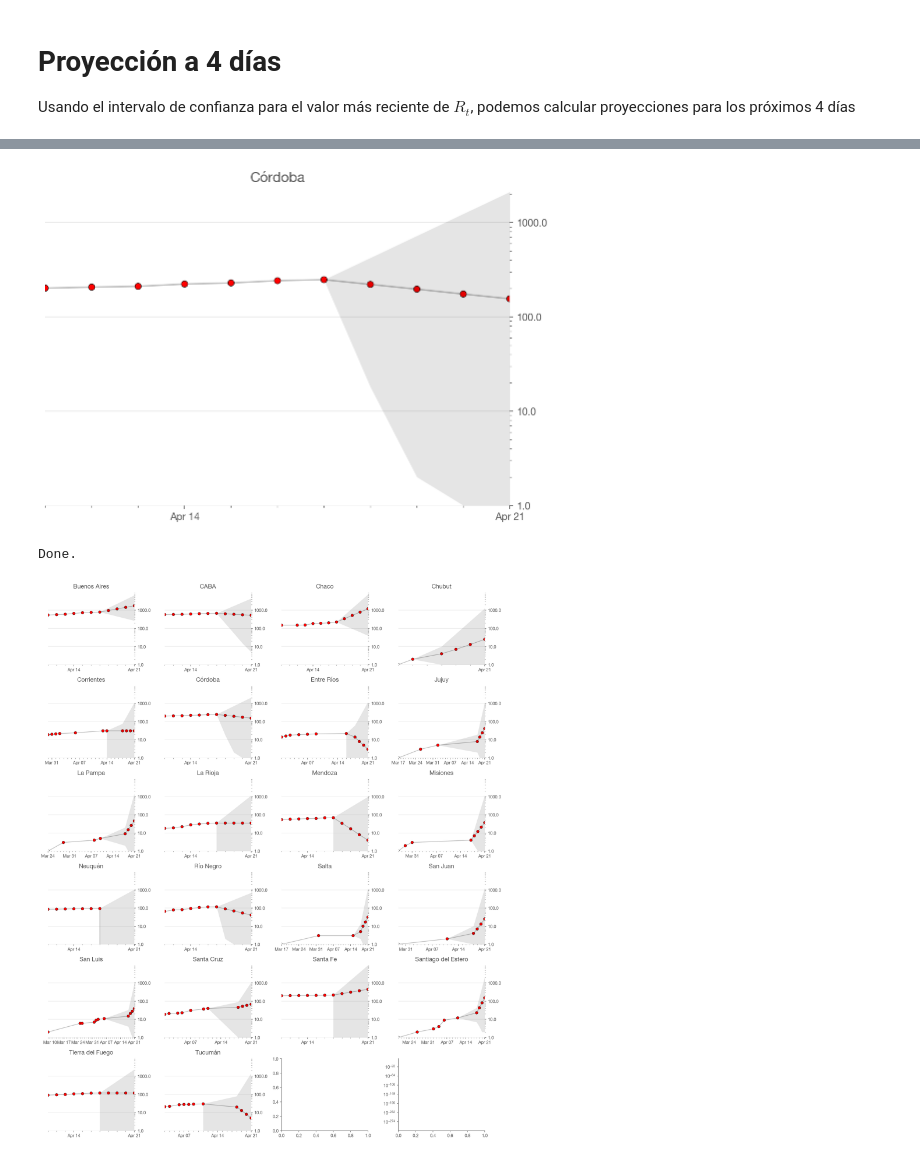
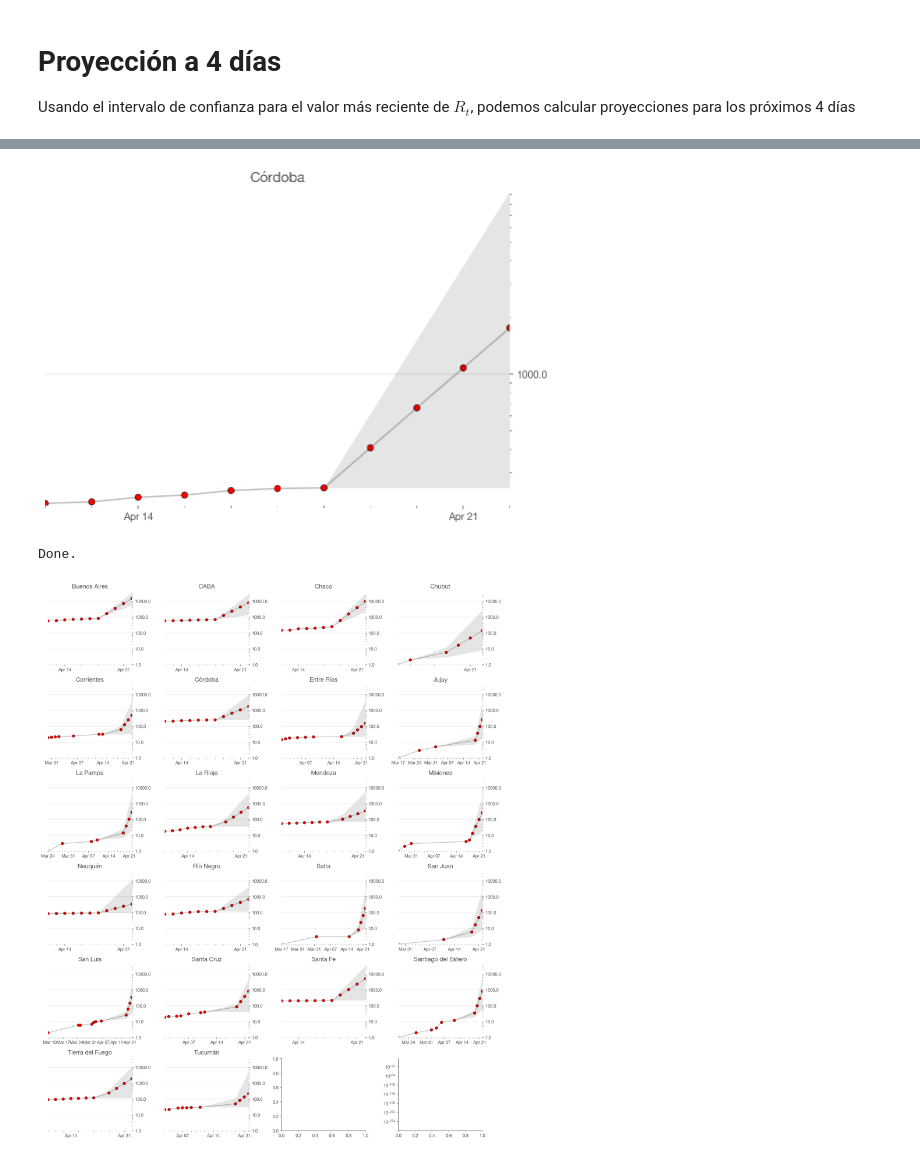
Before and after one commit to pablocelayes/covid-19, a Jupyter notebook: Realtime R0 - Argentina.ipynb, the cells around one changed output, grey strips where cells are left out. Drawn from its saved outputs; the diff is of its cells as text; code cells hidden in the pictures.

```diff
--- a/Realtime R0 - Argentina.ipynb
+++ b/Realtime R0 - Argentina.ipynb
@@ -707,9 +713,9 @@ def get_forecast(state, n_days):
 
     casos_hoy = states_df.query(f"state == '{state}'").tail(1).total_casos_conf.values[0]
     ml, high, low = mr.loc[state].values
-    df["casos_ml"] = df.day.apply(lambda i: int(round(casos_hoy * (ml ** i))))
-    df["casos_high"] = df.day.apply(lambda i: floor(casos_hoy * (high ** i)))
-    df["casos_low"] = df.day.apply(lambda i: ceil(casos_hoy * (low ** i)))
+    df["casos_ml"] = df.day.apply(lambda i: int(round(casos_hoy * ((1 + ml) ** i))))
+    df["casos_high"] = df.day.apply(lambda i: floor(casos_hoy * ((1+high) ** i)))
+    df["casos_low"] = df.day.apply(lambda i: ceil(casos_hoy * ((1+low) ** i)))
     df.index = df.date
     del df["day"]
 
@@ -826,7 +832,7 @@ df_proyeccion = get_proyeccion(state_name, 7, 4)
 fig, ax = plt.subplots(figsize=(600/72,400/72))
 plot_proyeccion(df_proyeccion, ax, state_name)
 # %% [output]
-[figure, old version]
+[figure, new version]
 # %%
 N_DAYS_PAST = 7
 N_DAYS_FUTURE = 4
@@ -849,19 +855,18 @@ Done.
 # %%
 ncols = 4
 nrows = int(np.ceil(len(results) / ncols))
 
 fig, axes = plt.subplots(nrows=nrows, ncols=ncols, figsize=(15, nrows*3))
 plt.yscale("log")
 
-ax.set_title(f'Proyecciones a {N_DAYS} días')
 failed_plot_states = []
 for i, (state_name, result) in enumerate(forecasts.items()):
     try:
         plot_proyeccion(result, axes.flat[i], state_name, max_y)
     except ValueError:
         failed_plot_states.append(state_name)
 
 fig.tight_layout()
 fig.set_facecolor('w')
 # %% [output]
-[figure, old version]
+[figure, new version]
```
Also changed, not shown: parts of 14 cells of this notebook.
